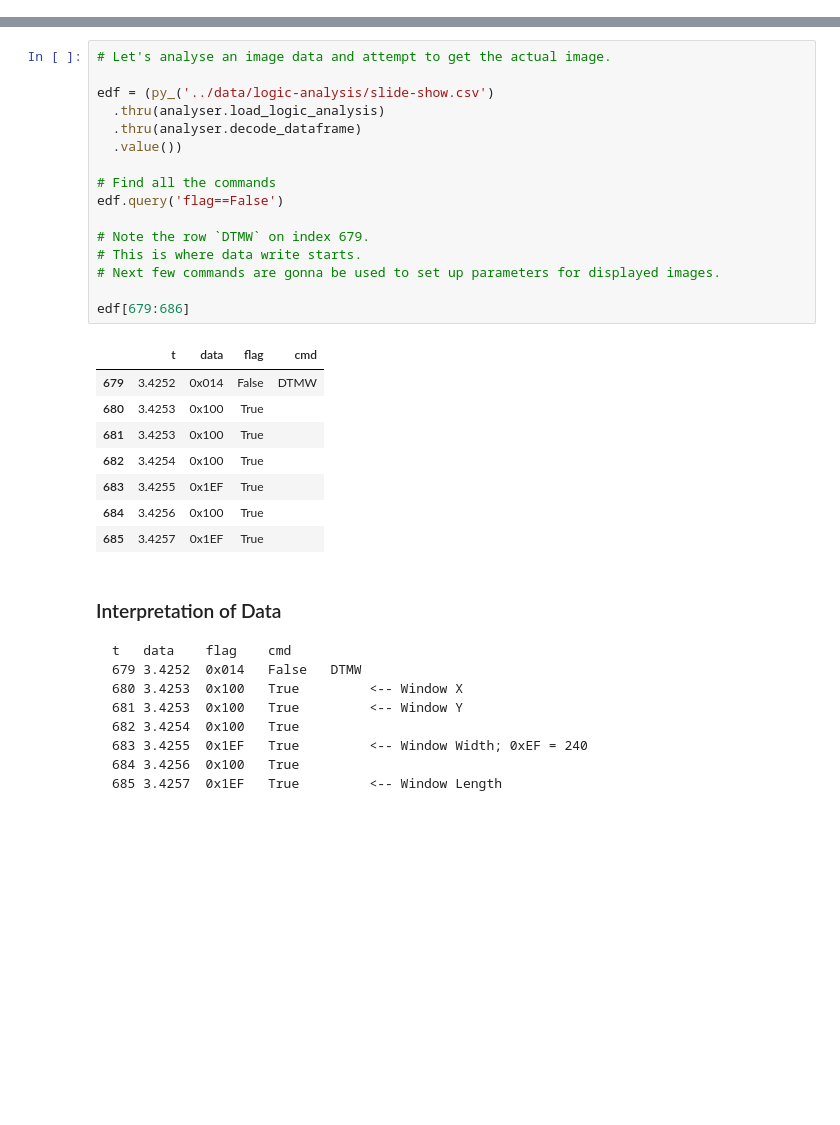
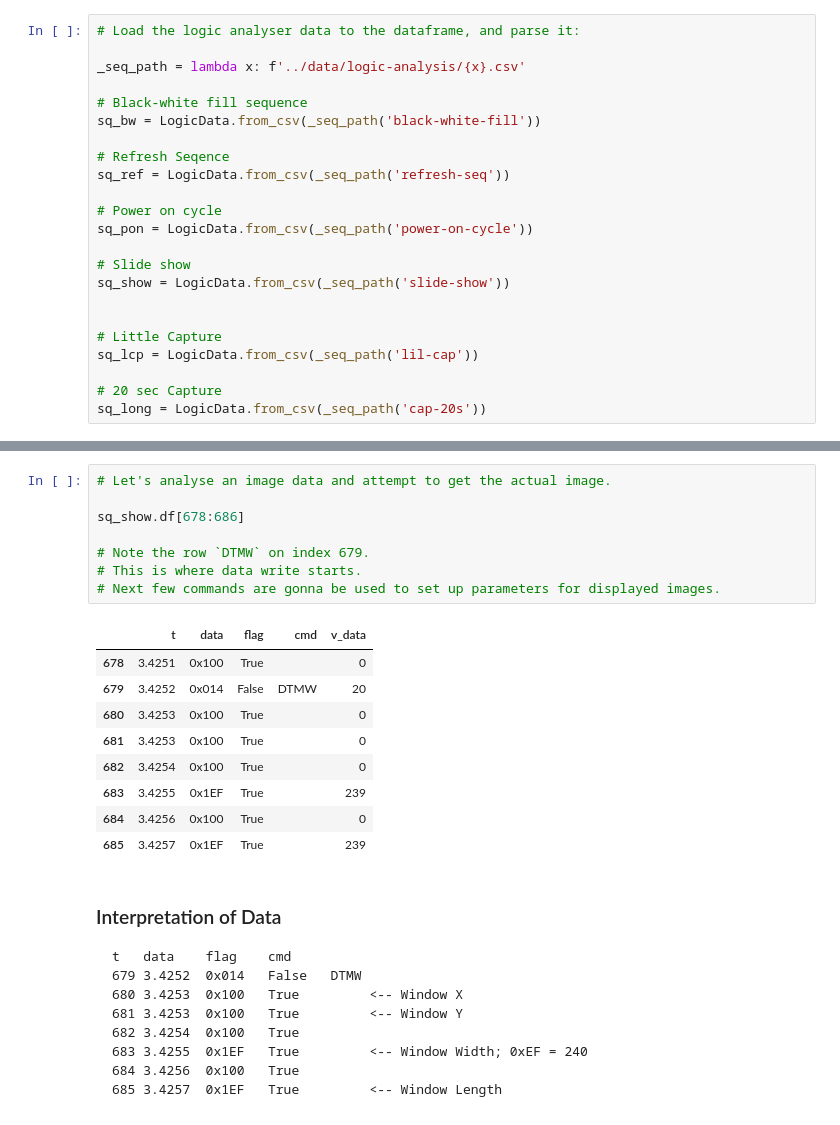
Before and after one commit to prashnts/betty-epd, a Jupyter notebook: notebooks/15-17--logic-analysis-spi.ipynb, the cells around one changed output, grey strips where cells are left out. Saved outputs shown, nothing was run; the diff lists cells and outputs as text; blank space fills up the shorter version.

Commit message:
Update analyser and notebook for decomposing the pixel values in frames

```diff
--- a/notebooks/15-17--logic-analysis-spi.ipynb
+++ b/notebooks/15-17--logic-analysis-spi.ipynb
@@ -34,3 +28,26 @@ edf = analyser.decode_dataframe(df)
+# %%
+# Load the logic analyser data to the dataframe, and parse it:
+
+_seq_path = lambda x: f'../data/logic-analysis/{x}.csv'
+
+# Black-white fill sequence
+sq_bw = LogicData.from_csv(_seq_path('black-white-fill'))
+
+# Refresh Seqence
+sq_ref = LogicData.from_csv(_seq_path('refresh-seq'))
+
+# Power on cycle
+sq_pon = LogicData.from_csv(_seq_path('power-on-cycle'))
+
+# Slide show
+sq_show = LogicData.from_csv(_seq_path('slide-show'))
+
+
+# Little Capture
+sq_lcp = LogicData.from_csv(_seq_path('lil-cap'))
+
+# 20 sec Capture
+sq_long = LogicData.from_csv(_seq_path('cap-20s'))
 # %%
 # Show all the commands that were sent to the device.
 # The analyser sets a `flag` to False if the data is interpreted as command.
@@ -61,28 +72,21 @@ edf.query('flag==False')
 # %%
 # Let's analyse an image data and attempt to get the actual image.
 
-edf = (py_('../data/logic-analysis/slide-show.csv')
-  .thru(analyser.load_logic_analysis)
-  .thru(analyser.decode_dataframe)
-  .value())
-
-# Find all the commands
-edf.query('flag==False')
+sq_show.df[678:686]
 
 # Note the row `DTMW` on index 679.
 # This is where data write starts.
 # Next few commands are gonna be used to set up parameters for displayed images.
-
-edf[679:686]
 # %% [output]
-|  | t | data | flag | cmd |
-| 679 | 3.4252 | 0x014 | False | DTMW |
-| 680 | 3.4253 | 0x100 | True |  |
-| 681 | 3.4253 | 0x100 | True |  |
-| 682 | 3.4254 | 0x100 | True |  |
-| 683 | 3.4255 | 0x1EF | True |  |
-| 684 | 3.4256 | 0x100 | True |  |
-| 685 | 3.4257 | 0x1EF | True |  |
+|  | t | data | flag | cmd | v_data |
+| 678 | 3.4251 | 0x100 | True |  | 0 |
+| 679 | 3.4252 | 0x014 | False | DTMW | 20 |
+| 680 | 3.4253 | 0x100 | True |  | 0 |
+| 681 | 3.4253 | 0x100 | True |  | 0 |
+| 682 | 3.4254 | 0x100 | True |  | 0 |
+| 683 | 3.4255 | 0x1EF | True |  | 239 |
+| 684 | 3.4256 | 0x100 | True |  | 0 |
+| 685 | 3.4257 | 0x1EF | True |  | 239 |
 # %% [markdown]
 ### Interpretation of Data
 
```
Also changed, not shown: parts of 11 cells of this notebook, 4 other files.
